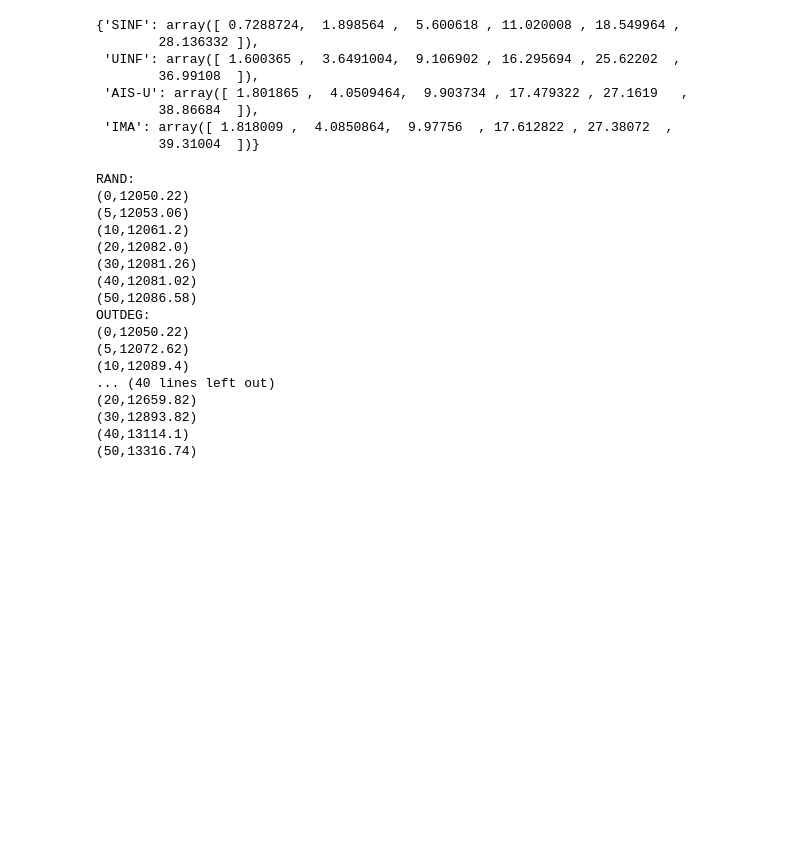
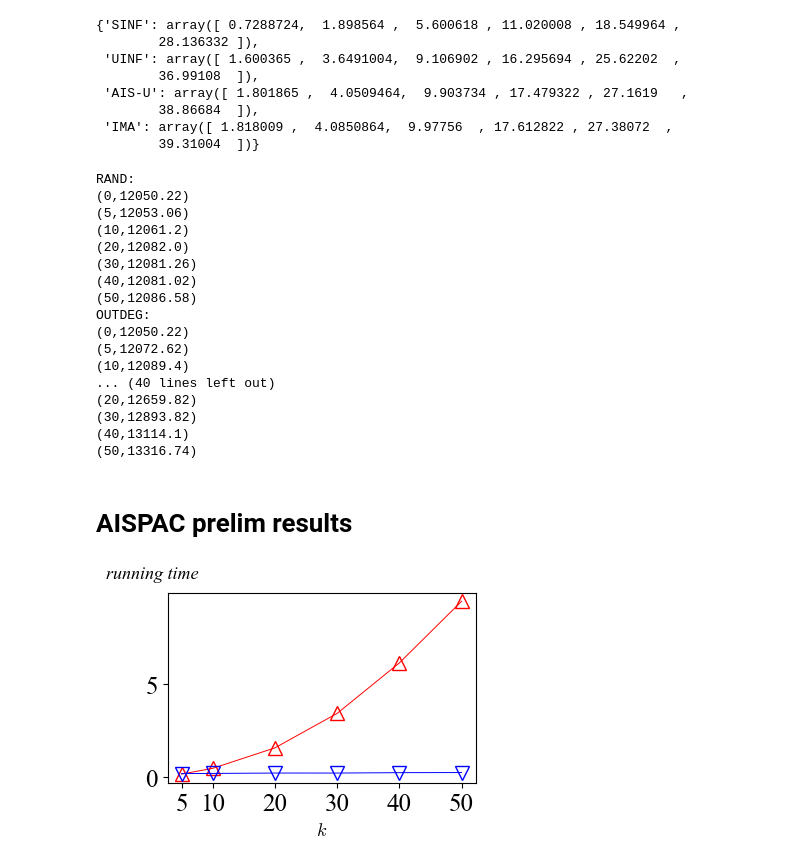
Before and after one commit to chenxlong3/AISPAC, a Jupyter notebook: data_process.ipynb, the cells around one changed output. Cells and saved outputs as stored; diff of their text form; code cells hidden in the pictures; blank space fills up the shorter version.

```diff
--- a/data_process.ipynb
+++ b/data_process.ipynb
@@ -214,7 +46,8 @@ test.iloc[-1]
 # Read data from files
 # %%
 BASELINE_NAMES = ["RAND", "OUTDEG", "PROB", "SINF", "UINF", "AIS-U" , "IMA"]
-RAND_SEEDS = [2021, 2022, 2023, 2024, 2025]
+NUM_RR = [100, 200, 400, 800, 1600, 3200, 6400, 12800, 25600, 51200, 102400]
+RAND_SEEDS = [2021, 2022, 2023, 2024, 2025, 2026]
 K_LIST = [5, 10, 20, 30, 40, 50]
 EPS_LIST = ["0.1", "0.2", "0.3", "0.4", "0.5"]
 BETA_LIST = [1, 2, 4, 8, 16, 32, 64]
@@ -400,7 +233,10 @@ def get_runtime_of_one_dataset(dataset_name:str, rand_seeds, baseline_names=["SI
                     working_folder = f"./data/{dataset_name}/params/{k_edges}_{num_cand_edges}_0.500000_0.001000_{rand_seed}_WC/"
                     if seed_mode == "RAND":
                         working_folder = f"./data/{dataset_name}/params/{k_edges}_{num_cand_edges}_0.500000_0.001000_{rand_seed}_RANDseed_WC/"
+
                     log_path = os.path.join(working_folder, "logs.txt")
+                    if baseline == "AISPAC":
+                        log_path = os.path.join(working_folder, "logs_for_AISPAC.txt")
                     log_baseline_path = os.path.join(working_folder, f"log_{baseline}.txt")
                     RR_set_gen_time = get_RRset_generation_time(log_path)
                     process_time = get_process_time(log_baseline_path)
@@ -464,6 +300,9 @@ def get_runtime_r_mcg(dataset_name:str, rand_seeds:list, r_list=[2000, 4000, 600
         res["MCGreedy"] = np.mean(np.array(time_diff_rand_seed_list), axis=0)
     return res
 
+def get_inf_k_for_one_method():
+    return
+
 def display_for_tex(method_inf_dict, method="IMA", k_list = [0, 5, 10, 20, 30, 40, 50]):
     for i in range(len(method_inf_dict[method])):
         print(f"({k_list[i]},{round(method_inf_dict[method][i], 4)})")
@@ -472,3 +311,24 @@ def display_for_tex_all(method_inf_dict, k_list = [0, 5, 10, 20, 30, 40, 50]):
     for method in method_inf_dict.keys():
         print(method + ":")
         display_for_tex(method_inf_dict, method, k_list)
+
+def get_inf_numRRsets_of_one_dataset(dataset_name:str, rand_seeds, baseline_names=["IMA"], seed_mode="RAND"):
+    res = {}
+    for baseline in baseline_names:
+        inf_diff_rand_seed_list = []
+        for rand_seed in rand_seeds:
+            inf_for_one_rand_seed = []
+            for num_samples in NUM_RR:
+                try:
+                    if seed_mode != "IM":
+                        path = f"./data/{dataset_name}/params/50_0_0.000000_0.001000_{rand_seed}_{seed_mode}seed_WC_numsamples_{num_samples}/k_inf_spread_{baseline}.csv"
+                    else:
+                        path = f"./data/{dataset_name}/params/50_0_0.000000_0.001000_{rand_seed}_WC_numsamples_{num_samples}/k_inf_spread_{baseline}.csv"
+                    # print(path)
+                    inf_for_one_rand_seed.append(get_inf_from_csv(path))
+                except:
+                    print(baseline, rand_seed)
+                    print(path)
+            inf_diff_rand_seed_list.append(inf_for_one_rand_seed)
+        res[baseline] = np.mean(np.array(inf_diff_rand_seed_list), axis=0)
+    return res
@@ -677,3 +637,19 @@ OUTDEG:
 (30,12893.82)
 (40,13114.1)
 (50,13316.74)
+# %% [markdown]
+# AISPAC prelim results
+# %%
+runtime_epin = get_runtime_of_one_dataset("Epinions", RAND_SEEDS, baseline_names=["IMA", "AISPAC"])
+runtime_dblp = get_runtime_of_one_dataset("DBLP", RAND_SEEDS, baseline_names=["IMA", "AISPAC"])
+# %%
+plot_lines([runtime_epin["IMA"], runtime_epin["AISPAC"]],
+           line_labels=["IMA", "AISPAC"],
+           x_axis=K_LIST,
+           x_label=r"$k$",
+           y_label="running time",
+           save_path="./figs/time_k_epin.pdf",
+           tick_size=18,
+           ms=10)
+# %% [output]
+[figure, added]
```
Also changed, not shown: parts of 24 cells of this notebook.
